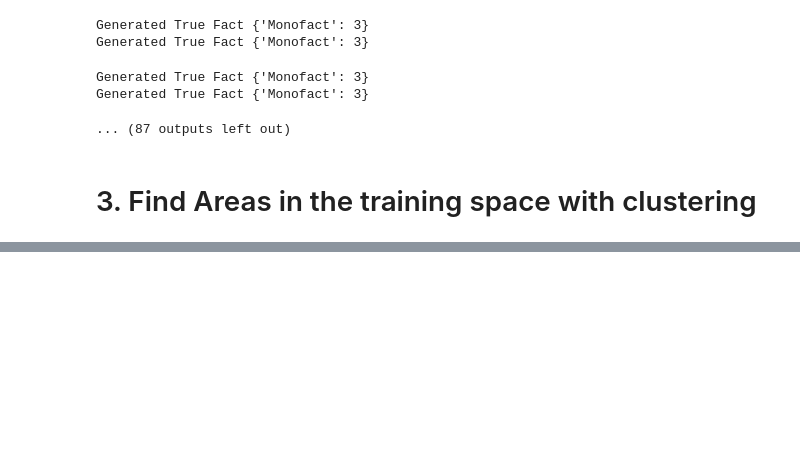
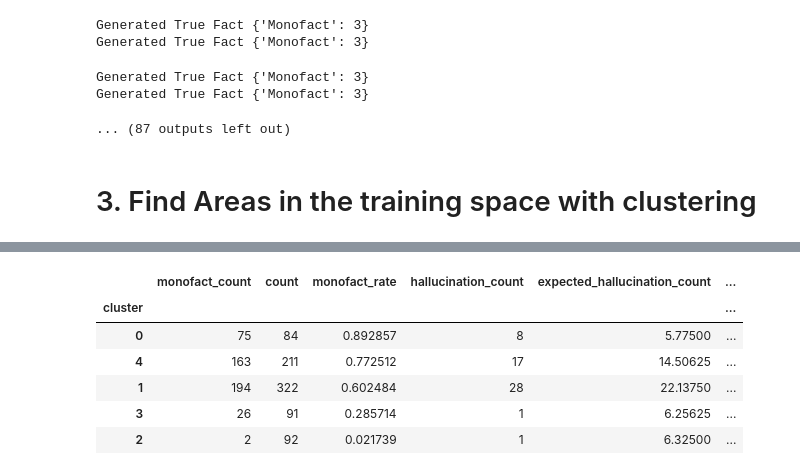
Before and after one commit to LeonPeric/Hallucination-Calibration, a Jupyter notebook: demos/monofact_embedding_experiment.ipynb, the cells around one changed output, grey strips where cells are left out. Saved outputs shown, nothing was run; the diff lists cells and outputs as text; code cells hidden in the pictures; blank space fills up the shorter version.

```diff
--- a/demos/monofact_embedding_experiment.ipynb
+++ b/demos/monofact_embedding_experiment.ipynb
@@ -232,0 +305,10 @@ closest_to_hallucinations
+# %%
+get_clustering_stats(5)
+# %% [output]
+|  | monofact_count | count | monofact_rate | hallucination_count | expected_hallucination_count | ... |
+| cluster |  |  |  |  |  | ... |
+| 0 | 75 | 84 | 0.892857 | 8 | 5.77500 | ... |
+| 4 | 163 | 211 | 0.772512 | 17 | 14.50625 | ... |
+| 1 | 194 | 322 | 0.602484 | 28 | 22.13750 | ... |
+| 3 | 26 | 91 | 0.285714 | 1 | 6.25625 | ... |
+| 2 | 2 | 92 | 0.021739 | 1 | 6.32500 | ... |
```
Also changed, not shown: parts of 8 cells of this notebook, 6 other files.
